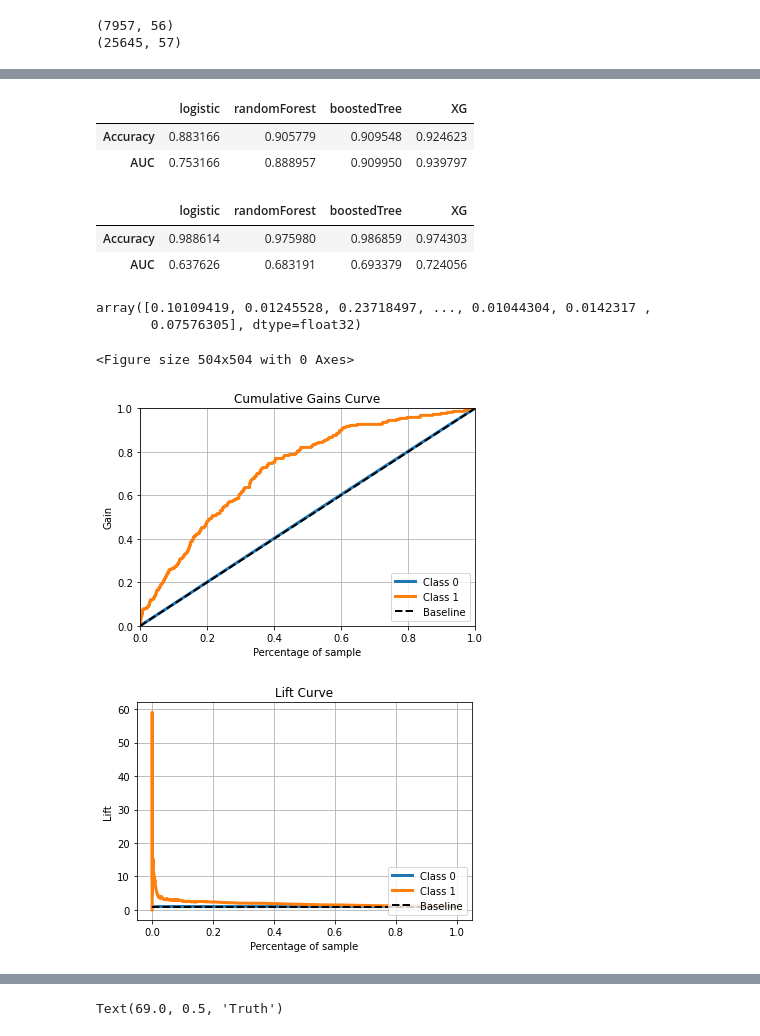
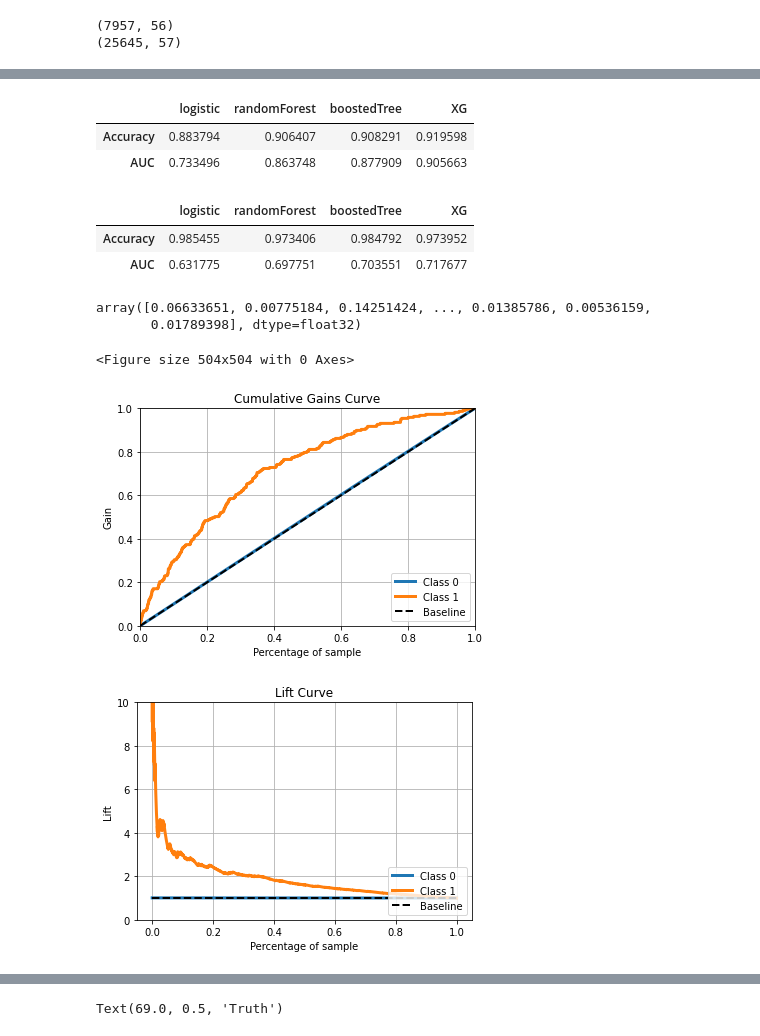
Before and after one commit to inderrana/Predicting-donations-leads-for-NGO, a Jupyter notebook: DSC_Use_Case/modeling.ipynb, the cells around one changed output, grey strips where cells are left out. Drawn from its saved outputs; the diff is of its cells as text; code cells hidden in the pictures.

```diff
--- a/DSC_Use_Case/modeling.ipynb
+++ b/DSC_Use_Case/modeling.ipynb
@@ -185,11 +235,19 @@ cols_to_fill = ['C1', 'C2',
        'total_freq_5_month', 'total_amount_6_month', 'total_freq_6_month',
        'Recency_dono','total_donated_during_dv']
 
+cols_to_fill_62 = ['C1', 'C2',
+       'C3', 'C4', 'C5', 'C6', 'C7', 'C8', 'C9', 'C10', 'C11', 'C12', 'C13',
+       'total_amount_1_month', 'total_freq_1_month', 'total_amount_2_month',
+       'total_freq_2_month', 'total_amount_3_month', 'total_freq_3_month',
+       'total_amount_4_month', 'total_freq_4_month', 'total_amount_5_month',
+       'total_freq_5_month', 'total_amount_6_month', 'total_freq_6_month',
+       'Recency_dono']
+
 for col in cols_to_fill:
     gift_base_6169[col] = gift_base_6169[col].fillna(0)
 
 for col in cols_to_fill:
     gift_base_7244[col] = gift_base_7244[col].fillna(0)
 
-for col in cols_to_fill:
+for col in cols_to_fill_62:
     gift_base_7362[col] = gift_base_7362[col].fillna(0)
@@ -326,3 +397,11 @@ gift_base_6169.head()
 | 3 | 0.0 | 0.0 | 0.0 | 0.0 | 0.0 | 0.0 | 0.0 | 0.0 | 0.0 | ... |
 | 4 | 0.0 | 0.0 | 0.0 | 0.0 | 0.0 | 0.0 | 0.0 | 0.0 | 0.0 | ... |
 5 rows × 56 columns
+# %%
+import sqldf
+sqldf.run("""
+select
+sum(donated_more_than30_duringdv),
+count(*)
+from gift_base_7244
+""")
@@ -437,7 +519,7 @@ X_train,X_test,y_train,y_test=train_test_split(X,y.values.ravel(),test_size=0.2
 # instanciate the models
 #tree         = DecisionTreeClassifier()
 logistic     = LogisticRegression(max_iter = 2000)
-randomForest = RandomForestClassifier(n_estimators = 700, max_depth=30)
+randomForest = RandomForestClassifier(n_estimators = 700)
 boostedTree  = GradientBoostingClassifier()
 XG           = XGBClassifier()
 neuralNetR    = MLPRegressor()
@@ -563,6 +667,7 @@ performances = {}
 #test[y_col]
 
 for model in models:
+    random.seed=42
     predictions   = models[model].predict(X_test[x_cols])
     probabilities = pd.DataFrame(models[model].predict_proba(X_test[x_cols]))[1]
     accuracy      = accuracy_score(y_test,predictions)
@@ -573,8 +678,8 @@ for model in models:
 pd.DataFrame(performances)
 # %% [output]
 |  | logistic | randomForest | boostedTree | XG |
-| Accuracy | 0.883166 | 0.905779 | 0.909548 | 0.924623 |
-| AUC | 0.753166 | 0.888957 | 0.909950 | 0.939797 |
+| Accuracy | 0.883794 | 0.906407 | 0.908291 | 0.919598 |
+| AUC | 0.733496 | 0.863748 | 0.877909 | 0.905663 |
 # %%
 # AUC
 performances = {}
@@ -582,7 +687,10 @@ performances = {}
 #test[x_cols]
 #test[y_col]
 
+
+
 for model in models:
+    random.seed=42
     predictions   = models[model].predict(test[x_cols])
     probabilities = pd.DataFrame(models[model].predict_proba(test[x_cols]))[1]
     accuracy      = accuracy_score(test[y_col],predictions)
@@ -593,25 +701,26 @@ for model in models:
 pd.DataFrame(performances)
 # %% [output]
 |  | logistic | randomForest | boostedTree | XG |
-| Accuracy | 0.988614 | 0.975980 | 0.986859 | 0.974303 |
-| AUC | 0.637626 | 0.683191 | 0.693379 | 0.724056 |
+| Accuracy | 0.985455 | 0.973406 | 0.984792 | 0.973952 |
+| AUC | 0.631775 | 0.697751 | 0.703551 | 0.717677 |
 # %%
 XG.predict_proba(test[x_cols])[:,1]
 # %% [output]
-array([0.10109419, 0.01245528, 0.23718497, ..., 0.01044304, 0.0142317 ,
-       0.07576305], dtype=float32)
+array([0.06633651, 0.00775184, 0.14251424, ..., 0.01385786, 0.00536159,
+       0.01789398], dtype=float32)
 # %%
 import scikitplot as skplt
-pred = XG.predict_proba(test[x_cols])
+pred = (XG.predict_proba(test[x_cols]) + boostedTree.predict_proba(test[x_cols]))/2
 
 plt.figure(figsize=(7,7))
 skplt.metrics.plot_cumulative_gain(test[y_col].values, pred)
 skplt.metrics.plot_lift_curve(test[y_col].values, pred)
+plt.ylim(0,10)
 plt.show()
 # %% [output]
 <Figure size 504x504 with 0 Axes>
-[figure, old version]
+[figure, new version]
-[figure, old version]
+[figure, new version]
 # %%
 import scikitplot as skplt
 
```
Also changed, not shown: parts of 37 cells of this notebook, 1 other file.
